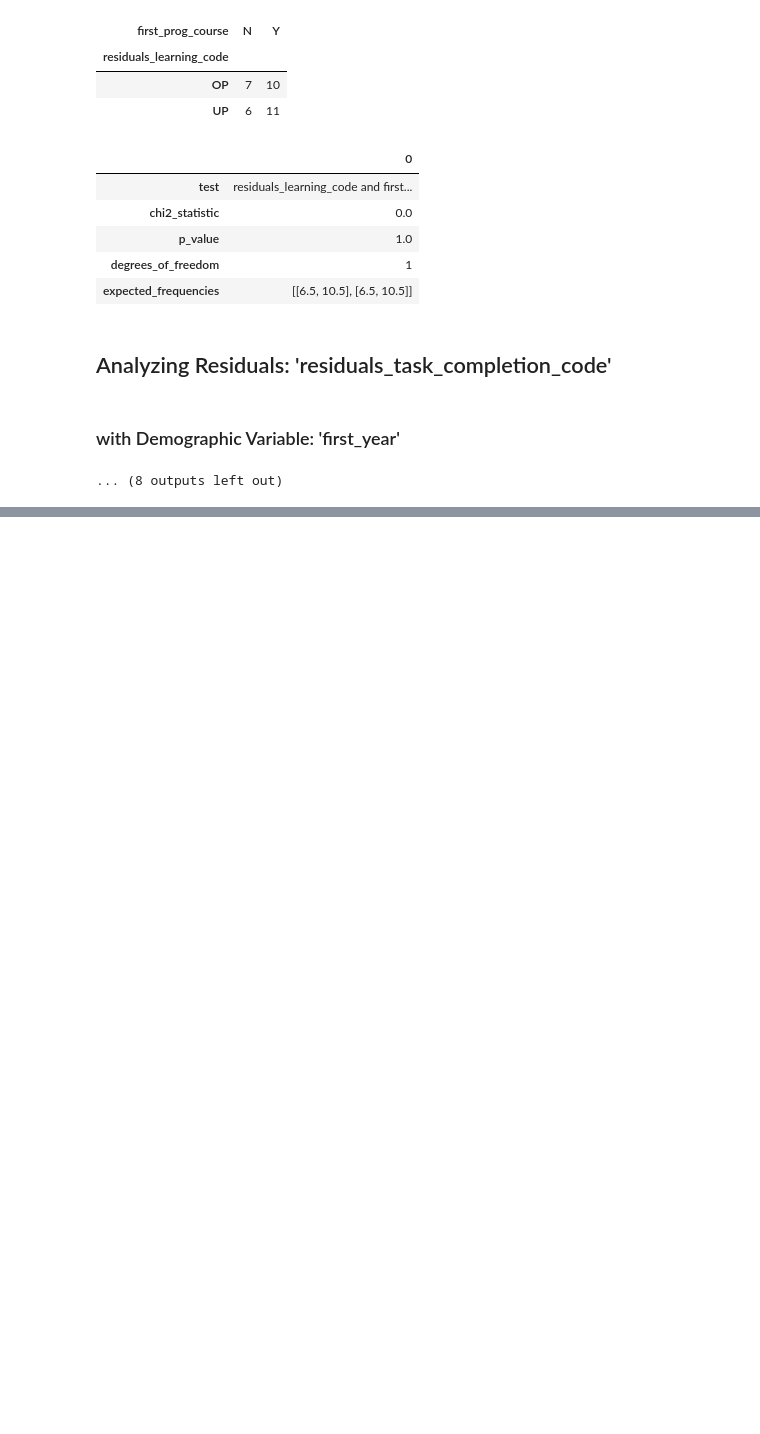
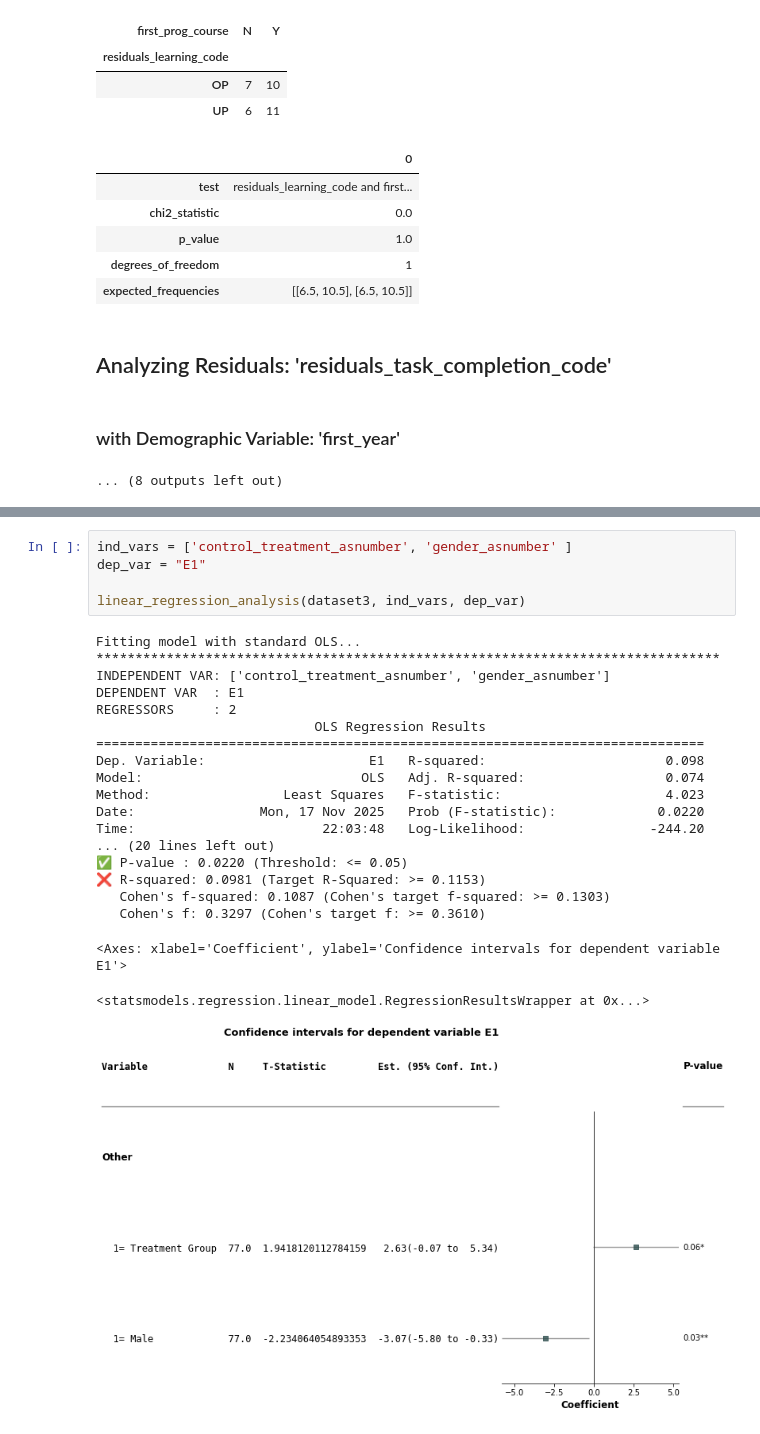
Before and after one commit to mafudge/dps-thesis, a Jupyter notebook: code/4.3b-research_question_2.ipynb, the cells around one changed output, grey strips where cells are left out. Cells and saved outputs as stored; diff of their text form; blank space fills up the shorter version.

```diff
--- a/code/4.3b-research_question_2.ipynb
+++ b/code/4.3b-research_question_2.ipynb
@@ -248,0 +318,26 @@ with Demographic Variable: 'first_year'
+# %%
+ind_vars = ['control_treatment_asnumber', 'gender_asnumber' ]
+dep_var = "E1"
+
+linear_regression_analysis(dataset3, ind_vars, dep_var)
+# %% [output]
+Fitting model with standard OLS...
+********************************************************************************
+INDEPENDENT VAR: ['control_treatment_asnumber', 'gender_asnumber']
+DEPENDENT VAR  : E1
+REGRESSORS     : 2
+                            OLS Regression Results
+==============================================================================
+Dep. Variable:                     E1   R-squared:                       0.098
+Model:                            OLS   Adj. R-squared:                  0.074
+Method:                 Least Squares   F-statistic:                     4.023
+Date:                Mon, 17 Nov 2025   Prob (F-statistic):             0.0220
+Time:                        22:03:48   Log-Likelihood:                -244.20
+... (20 lines left out)
+✅ P-value : 0.0220 (Threshold: <= 0.05)
+❌ R-squared: 0.0981 (Target R-Squared: >= 0.1153)
+   Cohen's f-squared: 0.1087 (Cohen's target f-squared: >= 0.1303)
+   Cohen's f: 0.3297 (Cohen's target f: >= 0.3610)
+<Axes: xlabel='Coefficient', ylabel='Confidence intervals for dependent variable E1'>
+<statsmodels.regression.linear_model.RegressionResultsWrapper at 0x...>
+[figure, added]
```
Also changed, not shown: parts of 14 cells of this notebook, 54 other files.
